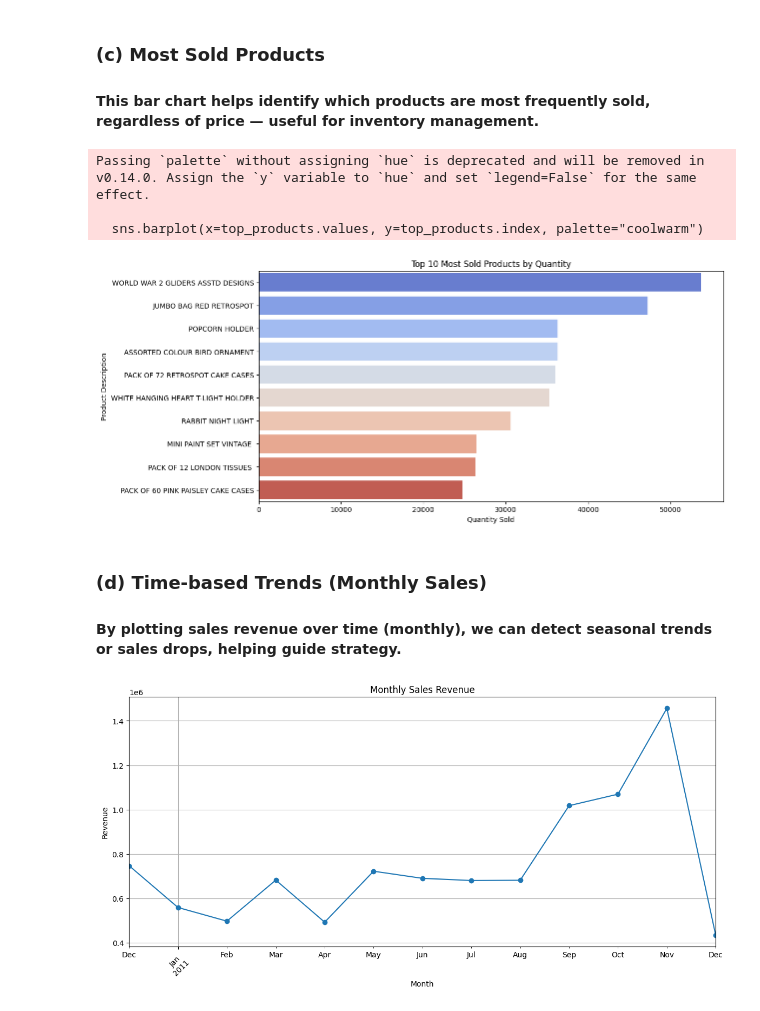
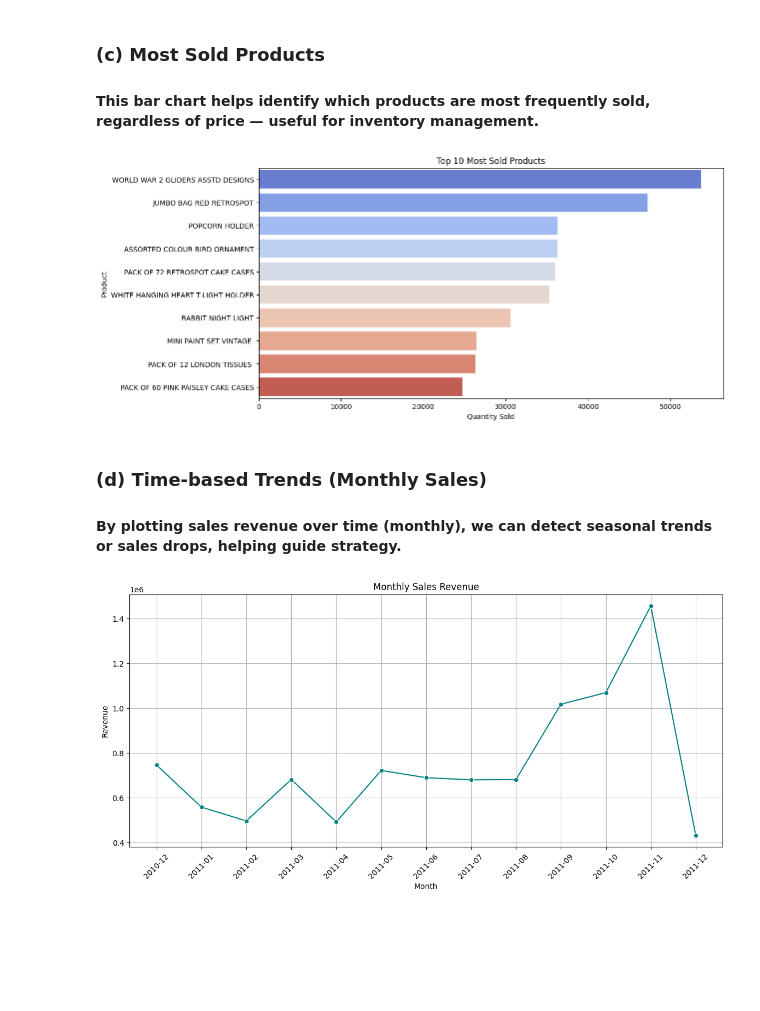
Before and after one commit to Ghanshyam-kr/OnlineRetail_EDA_Task, a Jupyter notebook: OnlineRetail_EDA.ipynb, the cells around one changed output. Saved outputs shown, nothing was run; the diff lists cells and outputs as text; code cells hidden in the pictures; blank space fills up the shorter version.

```diff
--- a/OnlineRetail_EDA.ipynb
+++ b/OnlineRetail_EDA.ipynb
@@ -169,33 +172,44 @@ Passing `palette` without assigning `hue` is deprecated and will be removed in v
 ### (c) Most Sold Products
 #### This bar chart helps identify which products are most frequently sold, regardless of price — useful for inventory management.
 # %%
+# Prepare data
+top_products = product_quantity.head(10).reset_index()
+top_products.columns = ['Product', 'Quantity']
+
+# Plot with hue
 plt.figure(figsize=(12,6))
-top_products = product_quantity.head(10)
-sns.barplot(x=top_products.values, y=top_products.index, palette="coolwarm")
-plt.title("Top 10 Most Sold Products by Quantity")
+sns.barplot(data=top_products, x='Quantity', y='Product', hue='Product', palette='coolwarm', legend=False)
+plt.title("Top 10 Most Sold Products")
 plt.xlabel("Quantity Sold")
-plt.ylabel("Product Description")
+plt.ylabel("Product")
 plt.show()
 # %% [output]
-Passing `palette` without assigning `hue` is deprecated and will be removed in v0.14.0. Assign the `y` variable to `hue` and set `legend=False` for the same effect.
-
-  sns.barplot(x=top_products.values, y=top_products.index, palette="coolwarm")
-[figure, old version]
+[figure, new version]
 # %% [markdown]
 ### (d) Time-based Trends (Monthly Sales)
 #### By plotting sales revenue over time (monthly), we can detect seasonal trends or sales drops, helping guide strategy.
 # %%
+# Ensure 'InvoiceDate' is in datetime format
 df['InvoiceDate'] = pd.to_datetime(df['InvoiceDate'])
+
+# Create a 'Month' column for monthly grouping
 df['Month'] = df['InvoiceDate'].dt.to_period('M')
+
+# Group by Month and calculate total Revenue
 monthly_sales = df.groupby('Month')['Revenue'].sum()
 
+# Convert to DataFrame for seaborn plotting
+monthly_sales_df = monthly_sales.reset_index()
+monthly_sales_df['Month'] = monthly_sales_df['Month'].astype(str)  # For seaborn compatibility
+
+# Plot with seaborn
 plt.figure(figsize=(14,6))
-monthly_sales.plot(marker='o')
+sns.lineplot(data=monthly_sales_df, x='Month', y='Revenue', marker='o', color='teal')
 plt.title("Monthly Sales Revenue")
 plt.ylabel("Revenue")
 plt.xlabel("Month")
 plt.xticks(rotation=45)
 plt.grid(True)
 plt.show()
 # %% [output]
-[figure, old version]
+[figure, new version]
```
Also changed, not shown: parts of 4 cells of this notebook.
